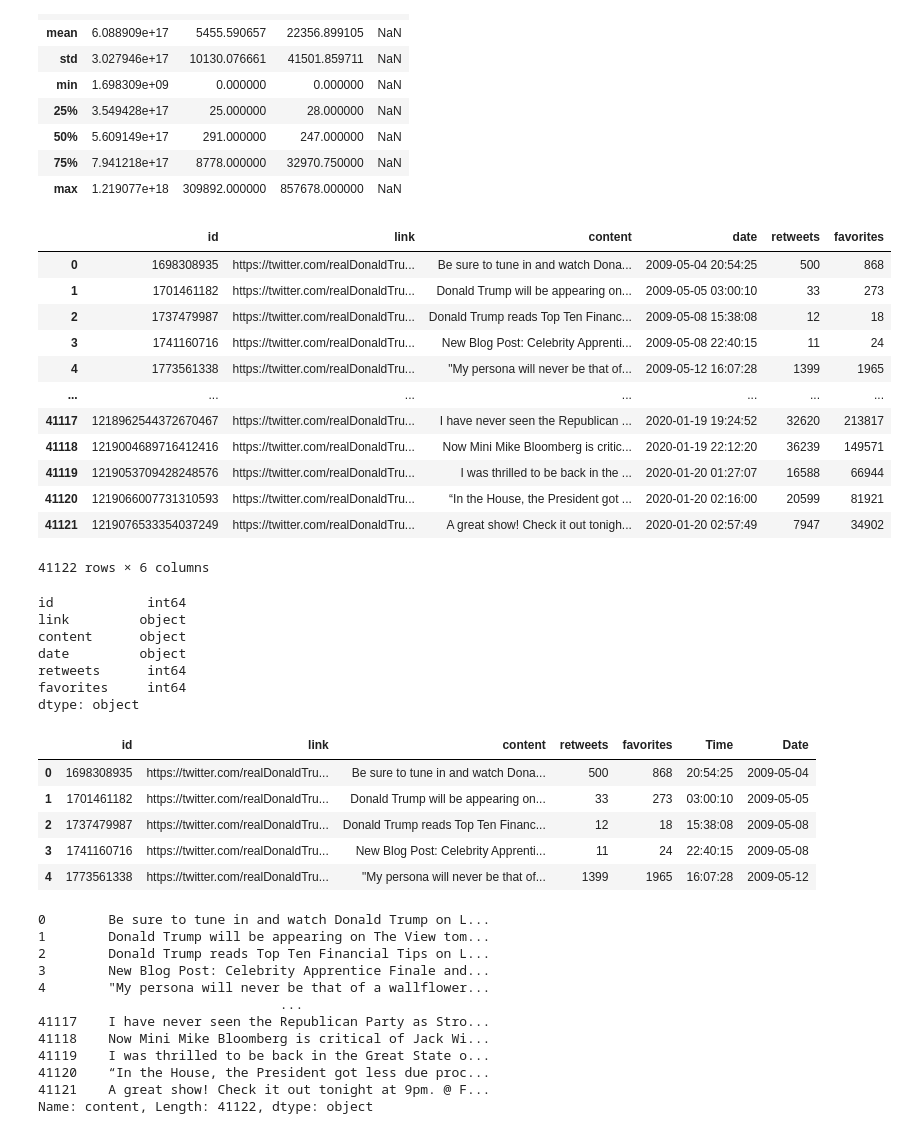
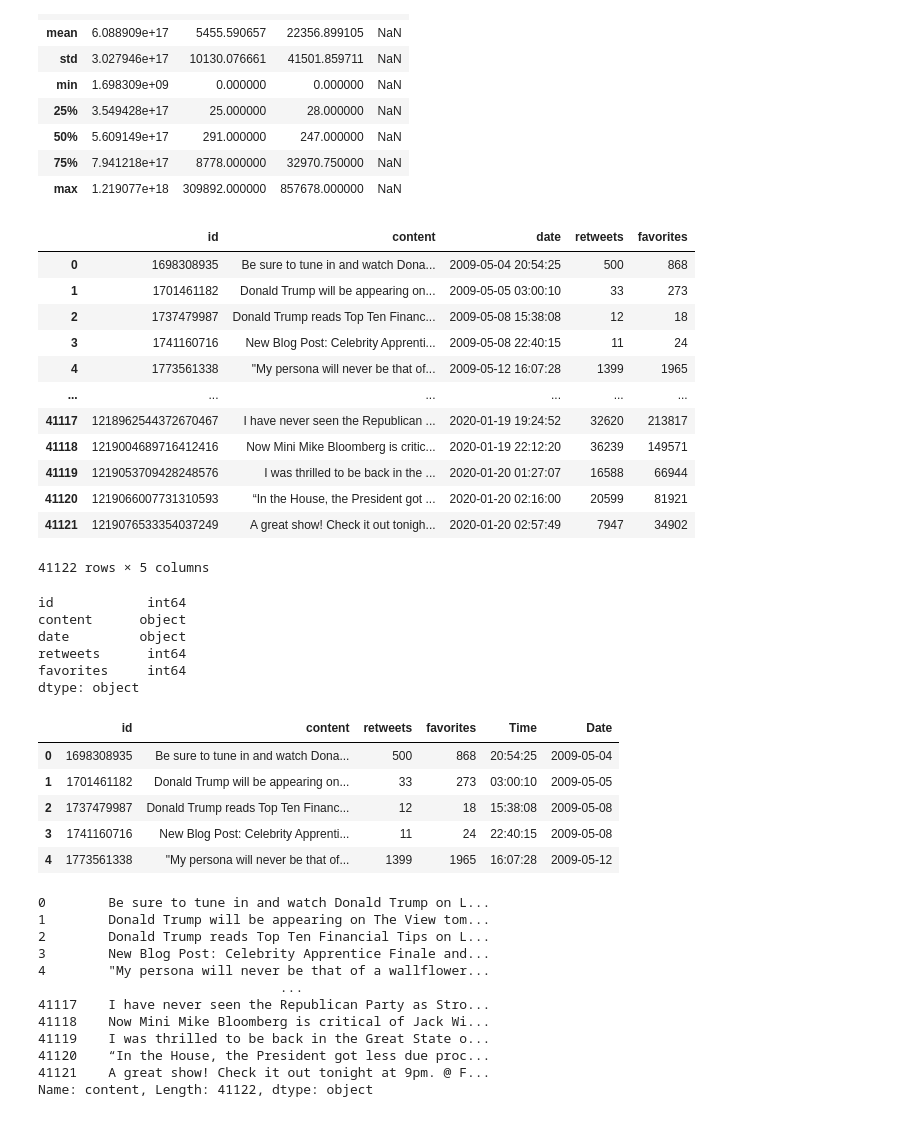
Before and after one commit to cybertraining-dsc/cybertraining-dsc.github.io-v1, a Jupyter notebook: docs/report/fa20-523-307/project/Analysis of Financial Markets based on President Trump's Tweets.ipynb, the cells around one changed output. Saved outputs shown, nothing was run; the diff lists cells and outputs as text; code cells hidden in the pictures.

```diff
--- a/docs/report/fa20-523-307/project/Analysis of Financial Markets based on President Trump's Tweets.ipynb
+++ b/docs/report/fa20-523-307/project/Analysis of Financial Markets based on President Trump's Tweets.ipynb
@@ -63,28 +64,27 @@ trump_tweets.describe()
 | 75% | 7.941218e+17 | 8778.000000 | 32970.750000 | NaN |
 | max | 1.219077e+18 | 309892.000000 | 857678.000000 | NaN |
 # %%
-#Remove NaN columns
-trump_tweets = trump_tweets.drop(labels=['mentions', 'hashtags', 'geo'], axis='columns')
+#Remove NaN and non-important columns
+trump_tweets = trump_tweets.drop(labels=['mentions', 'hashtags', 'geo', 'link'], axis='columns')
 trump_tweets
 # %% [output]
-|  | id | link | content | date | retweets | favorites |
-| 0 | 1698308935 | https://twitter.com/realDonaldTru... | Be sure to tune in and watch Dona... | 2009-05-04 20:54:25 | 500 | 868 |
-| 1 | 1701461182 | https://twitter.com/realDonaldTru... | Donald Trump will be appearing on... | 2009-05-05 03:00:10 | 33 | 273 |
-| 2 | 1737479987 | https://twitter.com/realDonaldTru... | Donald Trump reads Top Ten Financ... | 2009-05-08 15:38:08 | 12 | 18 |
-| 3 | 1741160716 | https://twitter.com/realDonaldTru... | New Blog Post: Celebrity Apprenti... | 2009-05-08 22:40:15 | 11 | 24 |
-| 4 | 1773561338 | https://twitter.com/realDonaldTru... | "My persona will never be that of... | 2009-05-12 16:07:28 | 1399 | 1965 |
-| ... | ... | ... | ... | ... | ... | ... |
-| 41117 | 1218962544372670467 | https://twitter.com/realDonaldTru... | I have never seen the Republican ... | 2020-01-19 19:24:52 | 32620 | 213817 |
-| 41118 | 1219004689716412416 | https://twitter.com/realDonaldTru... | Now Mini Mike Bloomberg is critic... | 2020-01-19 22:12:20 | 36239 | 149571 |
-| 41119 | 1219053709428248576 | https://twitter.com/realDonaldTru... | I was thrilled to be back in the ... | 2020-01-20 01:27:07 | 16588 | 66944 |
-| 41120 | 1219066007731310593 | https://twitter.com/realDonaldTru... | “In the House, the President got ... | 2020-01-20 02:16:00 | 20599 | 81921 |
-| 41121 | 1219076533354037249 | https://twitter.com/realDonaldTru... | A great show! Check it out tonigh... | 2020-01-20 02:57:49 | 7947 | 34902 |
+|  | id | content | date | retweets | favorites |
+| 0 | 1698308935 | Be sure to tune in and watch Dona... | 2009-05-04 20:54:25 | 500 | 868 |
+| 1 | 1701461182 | Donald Trump will be appearing on... | 2009-05-05 03:00:10 | 33 | 273 |
+| 2 | 1737479987 | Donald Trump reads Top Ten Financ... | 2009-05-08 15:38:08 | 12 | 18 |
+| 3 | 1741160716 | New Blog Post: Celebrity Apprenti... | 2009-05-08 22:40:15 | 11 | 24 |
+| 4 | 1773561338 | "My persona will never be that of... | 2009-05-12 16:07:28 | 1399 | 1965 |
+| ... | ... | ... | ... | ... | ... |
+| 41117 | 1218962544372670467 | I have never seen the Republican ... | 2020-01-19 19:24:52 | 32620 | 213817 |
+| 41118 | 1219004689716412416 | Now Mini Mike Bloomberg is critic... | 2020-01-19 22:12:20 | 36239 | 149571 |
+| 41119 | 1219053709428248576 | I was thrilled to be back in the ... | 2020-01-20 01:27:07 | 16588 | 66944 |
+| 41120 | 1219066007731310593 | “In the House, the President got ... | 2020-01-20 02:16:00 | 20599 | 81921 |
+| 41121 | 1219076533354037249 | A great show! Check it out tonigh... | 2020-01-20 02:57:49 | 7947 | 34902 |
-41122 rows × 6 columns
+41122 rows × 5 columns
 # %%
 trump_tweets.dtypes
 # %% [output]
 id            int64
-link         object
 content      object
 date         object
 retweets      int64
@@ -100,12 +100,12 @@ trump_tweets = trump_tweets.drop(labels='date',axis='columns')
 # %%
 trump_tweets.head()
 # %% [output]
-|  | id | link | content | retweets | favorites | Time | Date |
-| 0 | 1698308935 | https://twitter.com/realDonaldTru... | Be sure to tune in and watch Dona... | 500 | 868 | 20:54:25 | 2009-05-04 |
-| 1 | 1701461182 | https://twitter.com/realDonaldTru... | Donald Trump will be appearing on... | 33 | 273 | 03:00:10 | 2009-05-05 |
-| 2 | 1737479987 | https://twitter.com/realDonaldTru... | Donald Trump reads Top Ten Financ... | 12 | 18 | 15:38:08 | 2009-05-08 |
-| 3 | 1741160716 | https://twitter.com/realDonaldTru... | New Blog Post: Celebrity Apprenti... | 11 | 24 | 22:40:15 | 2009-05-08 |
-| 4 | 1773561338 | https://twitter.com/realDonaldTru... | "My persona will never be that of... | 1399 | 1965 | 16:07:28 | 2009-05-12 |
+|  | id | content | retweets | favorites | Time | Date |
+| 0 | 1698308935 | Be sure to tune in and watch Dona... | 500 | 868 | 20:54:25 | 2009-05-04 |
+| 1 | 1701461182 | Donald Trump will be appearing on... | 33 | 273 | 03:00:10 | 2009-05-05 |
+| 2 | 1737479987 | Donald Trump reads Top Ten Financ... | 12 | 18 | 15:38:08 | 2009-05-08 |
+| 3 | 1741160716 | New Blog Post: Celebrity Apprenti... | 11 | 24 | 22:40:15 | 2009-05-08 |
+| 4 | 1773561338 | "My persona will never be that of... | 1399 | 1965 | 16:07:28 | 2009-05-12 |
 # %%
 trump_tweets['content']
 # %% [output]
```
Also changed, not shown: parts of 19 cells of this notebook, 5 other files.
